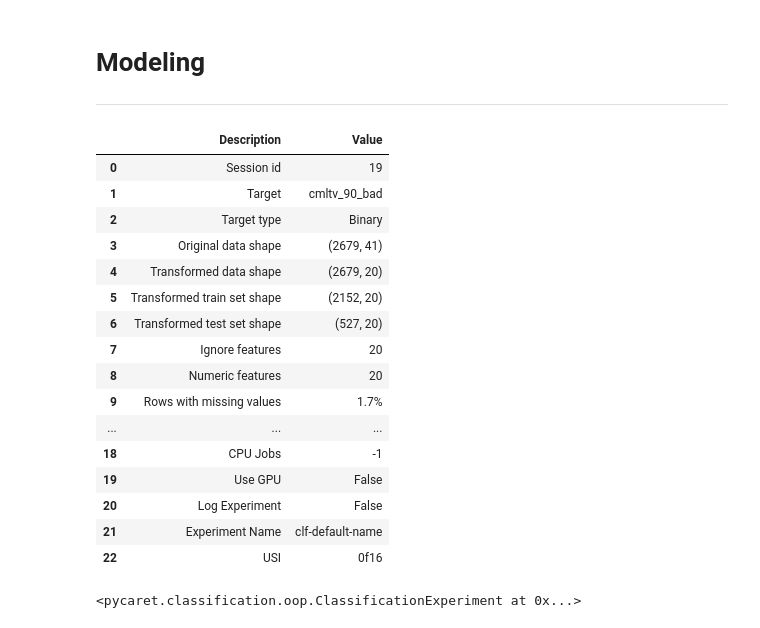
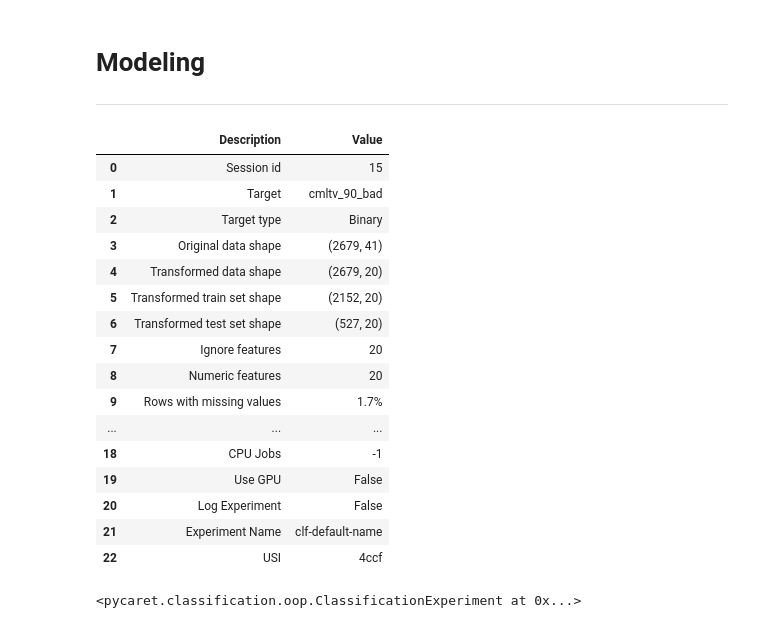
Before and after one commit to s-masrur/cbi_scoring_original, a Jupyter notebook: modelling_non_synthetic.ipynb, the cells around one changed output. Saved outputs shown, nothing was run; the diff lists cells and outputs as text; code cells hidden in the pictures.

```diff
--- a/modelling_non_synthetic.ipynb
+++ b/modelling_non_synthetic.ipynb
@@ -224,33 +240,33 @@ True
 # %%
 exp = ClassificationExperiment()
 exp.setup(
     data=train,
     test_data=test,
     target=target,
     index=False,
     fold_shuffle=True,
 
     # categorical_imputation='mode',
     # numeric_imputation='mean',
 
     categorical_features=cat_feats,
     numeric_features=num_feats,
     ignore_features=ignore_feats,
     ordinal_features={},
 
     max_encoding_ohe=70,
 
     remove_multicollinearity=True,
     multicollinearity_threshold=0.85,
 
     use_gpu=False,
     memory=False,
 
-    session_id=19,
+    session_id=15,
 )
 # %% [output]
 |  | Description | Value |
-| 0 | Session id | 19 |
+| 0 | Session id | 15 |
 | 1 | Target | cmltv_90_bad |
 | 2 | Target type | Binary |
 | 3 | Original data shape | (2679, 41) |
@@ -265,7 +281,7 @@ exp.setup(
 | 19 | Use GPU | False |
 | 20 | Log Experiment | False |
 | 21 | Experiment Name | clf-default-name |
-| 22 | USI | 0f16 |
+| 22 | USI | 4ccf |
 <pycaret.classification.oop.ClassificationExperiment at 0x...>
 # %%
 # train catboost
```
Also changed, not shown: parts of 13 cells of this notebook, 1 other file.
